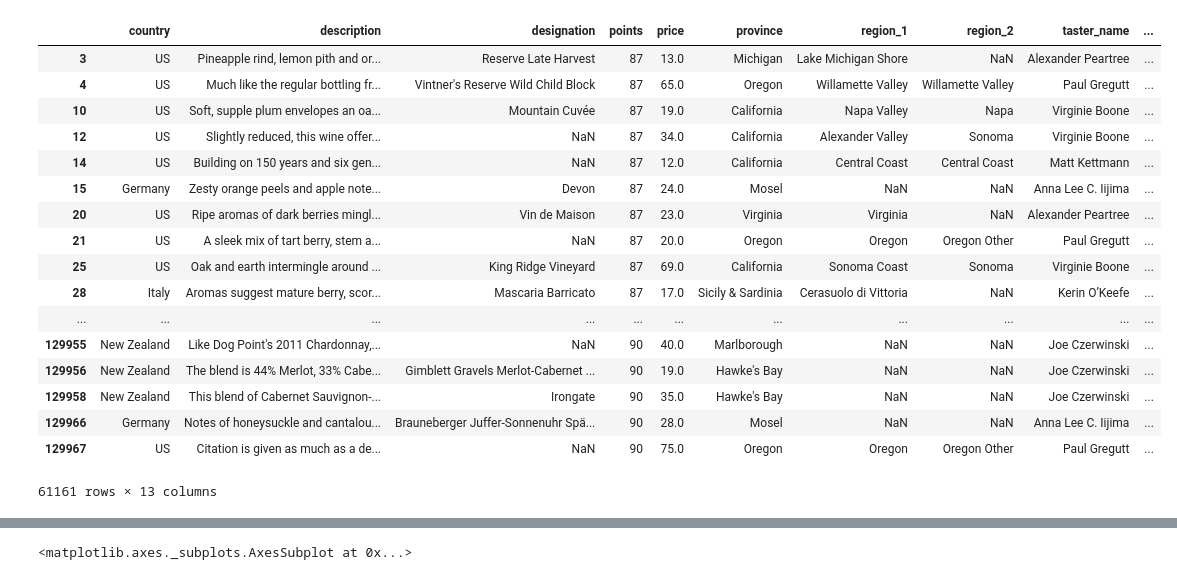
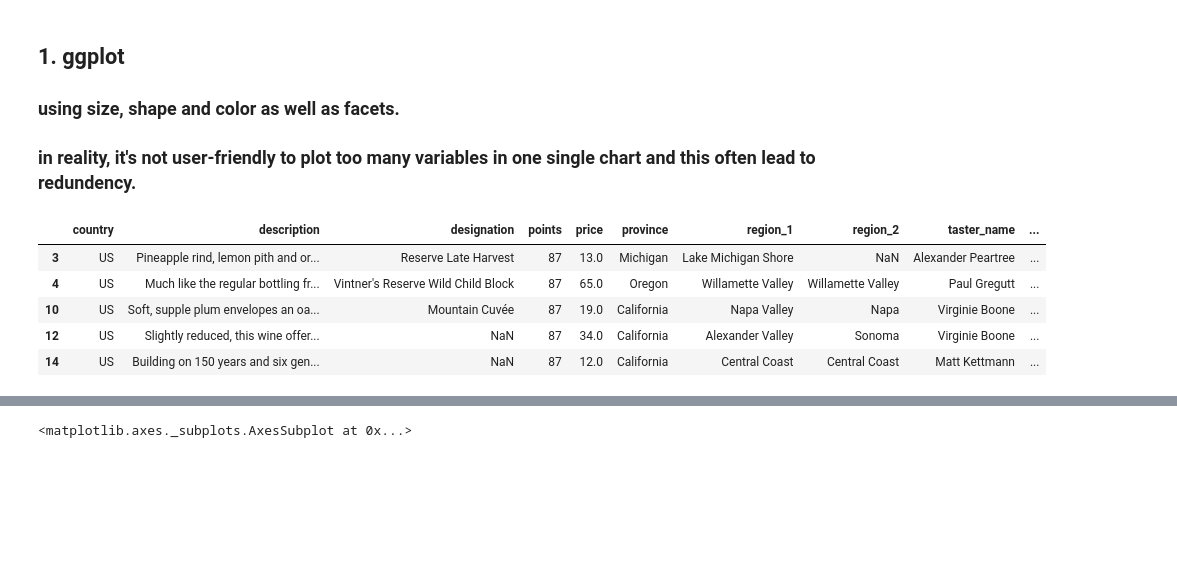
Before and after one commit to jieyima/machinelearningHW, a Jupyter notebook: Winery initial EDA.ipynb, the cells around one changed output, grey strips where cells are left out. Cells and saved outputs as stored; diff of their text form; code cells hidden in the pictures; blank space fills up the shorter version.

```diff
--- a/Winery initial EDA.ipynb
+++ b/Winery initial EDA.ipynb
@@ -63,26 +69,19 @@ dtype: int64
+# %% [markdown]
+## 1. ggplot
+
+### using size, shape and color as well as facets.
+### in reality, it's not user-friendly to plot too many variables in one single chart and this often lead to redundency.
 # %%
 df = df_wine[df_wine.variety.isin(df_wine.variety.value_counts().head(9).index)]
 df = df[df.country.isin(df.country.value_counts().head(9).index)]
-df
+df.head()
 # %% [output]
 |  | country | description | designation | points | price | province | region_1 | region_2 | taster_name | ... |
 | 3 | US | Pineapple rind, lemon pith and or... | Reserve Late Harvest | 87 | 13.0 | Michigan | Lake Michigan Shore | NaN | Alexander Peartree | ... |
 | 4 | US | Much like the regular bottling fr... | Vintner's Reserve Wild Child Block | 87 | 65.0 | Oregon | Willamette Valley | Willamette Valley | Paul Gregutt | ... |
 | 10 | US | Soft, supple plum envelopes an oa... | Mountain Cuvée | 87 | 19.0 | California | Napa Valley | Napa | Virginie Boone | ... |
 | 12 | US | Slightly reduced, this wine offer... | NaN | 87 | 34.0 | California | Alexander Valley | Sonoma | Virginie Boone | ... |
 | 14 | US | Building on 150 years and six gen... | NaN | 87 | 12.0 | California | Central Coast | Central Coast | Matt Kettmann | ... |
-| 15 | Germany | Zesty orange peels and apple note... | Devon | 87 | 24.0 | Mosel | NaN | NaN | Anna Lee C. Iijima | ... |
-| 20 | US | Ripe aromas of dark berries mingl... | Vin de Maison | 87 | 23.0 | Virginia | Virginia | NaN | Alexander Peartree | ... |
-| 21 | US | A sleek mix of tart berry, stem a... | NaN | 87 | 20.0 | Oregon | Oregon | Oregon Other | Paul Gregutt | ... |
-| 25 | US | Oak and earth intermingle around ... | King Ridge Vineyard | 87 | 69.0 | California | Sonoma Coast | Sonoma | Virginie Boone | ... |
-| 28 | Italy | Aromas suggest mature berry, scor... | Mascaria Barricato | 87 | 17.0 | Sicily & Sardinia | Cerasuolo di Vittoria | NaN | Kerin O’Keefe | ... |
-| ... | ... | ... | ... | ... | ... | ... | ... | ... | ... | ... |
-| 129955 | New Zealand | Like Dog Point's 2011 Chardonnay,... | NaN | 90 | 40.0 | Marlborough | NaN | NaN | Joe Czerwinski | ... |
-| 129956 | New Zealand | The blend is 44% Merlot, 33% Cabe... | Gimblett Gravels Merlot-Cabernet ... | 90 | 19.0 | Hawke's Bay | NaN | NaN | Joe Czerwinski | ... |
-| 129958 | New Zealand | This blend of Cabernet Sauvignon-... | Irongate | 90 | 35.0 | Hawke's Bay | NaN | NaN | Joe Czerwinski | ... |
-| 129966 | Germany | Notes of honeysuckle and cantalou... | Brauneberger Juffer-Sonnenuhr Spä... | 90 | 28.0 | Mosel | NaN | NaN | Anna Lee C. Iijima | ... |
-| 129967 | US | Citation is given as much as a de... | NaN | 90 | 75.0 | Oregon | Oregon | Oregon Other | Paul Gregutt | ... |
-61161 rows × 13 columns
 # %%
 p = ggplot(df,aes(x="points", y="price", shape ="variety", size ="price", color="country")) + geom_point()
 p + facet_wrap('variety', scales="free_y") + xlab("points") + ylab("price") + ggtitle("winery review: country to price")
```
Also changed, not shown: parts of 11 cells of this notebook.
